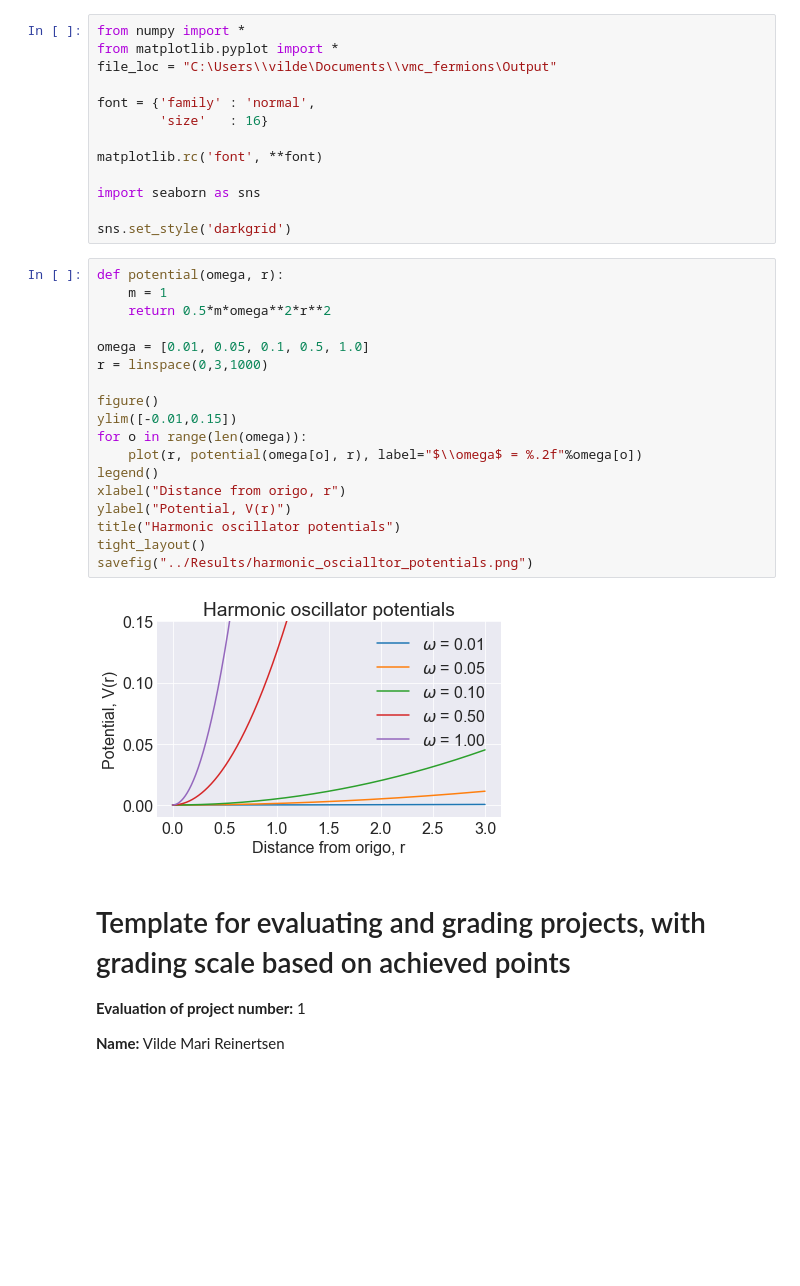
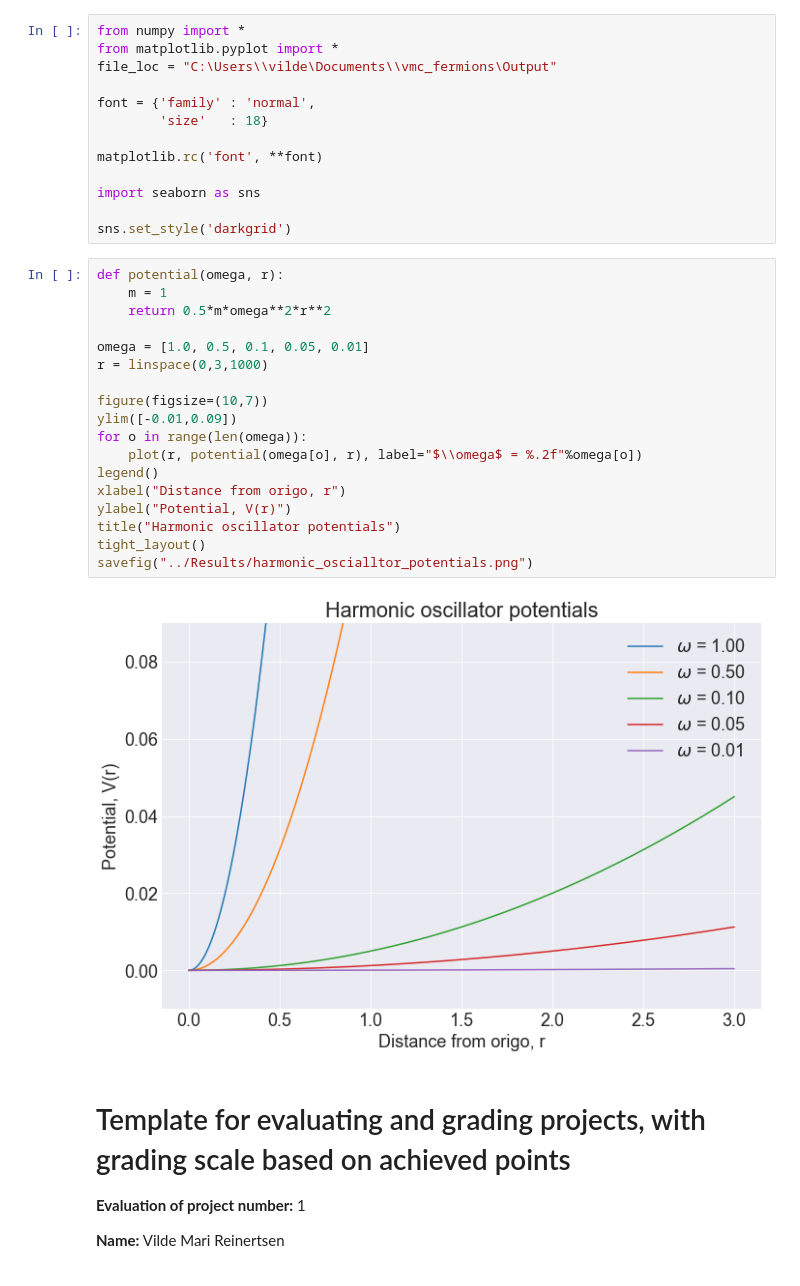
Before and after one commit to vildemjo/vmc_fermions, a Jupyter notebook: analysisscripts/illustrations.ipynb, the cells around one changed output. Drawn from its saved outputs; the diff is of its cells as text; blank space fills up the shorter version.

```diff
--- a/analysisscripts/illustrations.ipynb
+++ b/analysisscripts/illustrations.ipynb
@@ -4,7 +4,7 @@ from matplotlib.pyplot import *
 file_loc = "C:\Users\\vilde\Documents\\vmc_fermions\Output"
 
 font = {'family' : 'normal',
-        'size'   : 16}
+        'size'   : 18}
 
 matplotlib.rc('font', **font)
 
@@ -14,23 +14,23 @@ sns.set_style('darkgrid')
 # %%
 def potential(omega, r):
     m = 1
     return 0.5*m*omega**2*r**2
 
-omega = [0.01, 0.05, 0.1, 0.5, 1.0]
+omega = [1.0, 0.5, 0.1, 0.05, 0.01]
 r = linspace(0,3,1000)
 
-figure()
-ylim([-0.01,0.15])
+figure(figsize=(10,7))
+ylim([-0.01,0.09])
 for o in range(len(omega)):
     plot(r, potential(omega[o], r), label="$\\omega$ = %.2f"%omega[o])
 legend()
 xlabel("Distance from origo, r")
 ylabel("Potential, V(r)")
 title("Harmonic oscillator potentials")
 tight_layout()
 savefig("../Results/harmonic_oscialltor_potentials.png")
 # %% [output]
-[figure, old version]
+[figure, new version]
 # %% [markdown]
 # Template for evaluating and grading projects, with grading scale based on achieved points
 
```
Also changed, not shown: 21 other files.
